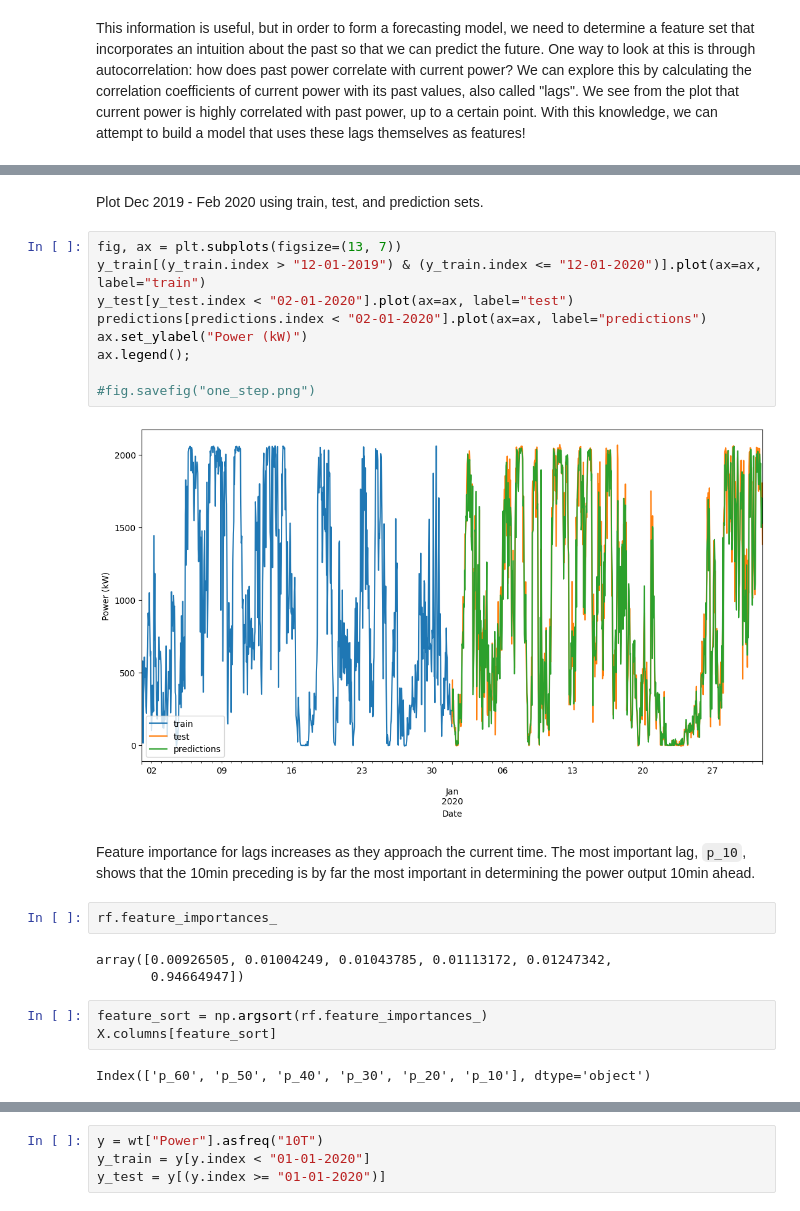
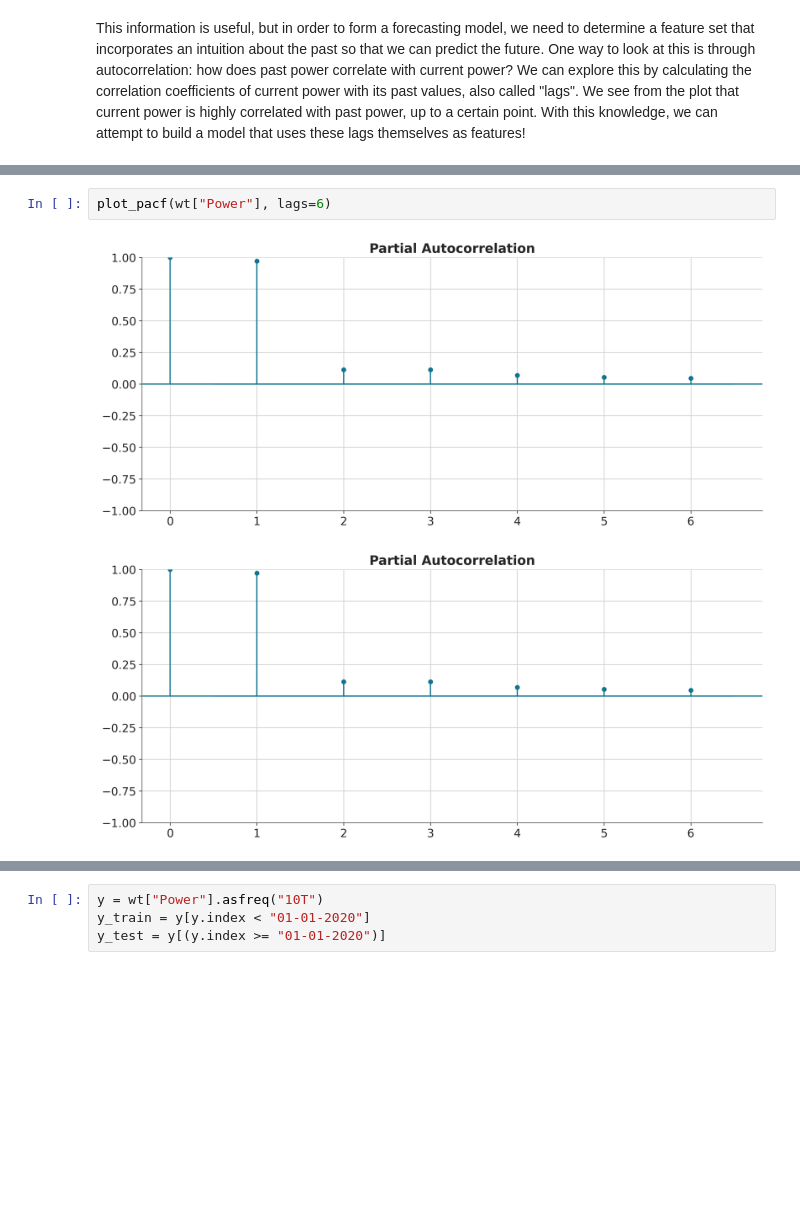
Before and after one commit to camirmas/REStats, a Jupyter notebook: REStats/REStats.ipynb, the cells around one changed output, grey strips where cells are left out. Drawn from its saved outputs; the diff is of its cells as text; blank space fills up the shorter version.

```diff
--- a/REStats/REStats.ipynb
+++ b/REStats/REStats.ipynb
@@ -395,25 +195,5 @@ mean_squared_error(y_true=y_test, y_pred=predictions, squared=False)
-# %% [markdown]
-Plot Dec 2019 - Feb 2020 using train, test, and prediction sets.
-# %%
-fig, ax = plt.subplots(figsize=(13, 7))
-y_train[(y_train.index > "12-01-2019") & (y_train.index <= "12-01-2020")].plot(ax=ax, label="train")
-y_test[y_test.index < "02-01-2020"].plot(ax=ax, label="test")
-predictions[predictions.index < "02-01-2020"].plot(ax=ax, label="predictions")
-ax.set_ylabel("Power (kW)")
-ax.legend();
-
-#fig.savefig("one_step.png")
-# %% [output]
-[figure, removed]
-# %% [markdown]
-Feature importance for lags increases as they approach the current time. The most important lag, `p_10`, shows that the 10min preceding is by far the most important in determining the power output 10min ahead.
-# %%
-rf.feature_importances_
-# %% [output]
-array([0.00926505, 0.01004249, 0.01043785, 0.01113172, 0.01247342,
-       0.94664947])
-# %%
-feature_sort = np.argsort(rf.feature_importances_)
-X.columns[feature_sort]
-# %% [output]
-Index(['p_60', 'p_50', 'p_40', 'p_30', 'p_20', 'p_10'], dtype='object')
+# %%
+plot_pacf(wt["Power"], lags=6)
+# %% [output]
+[figure, added]
+[figure, added]
```
Also changed, not shown: parts of 51 cells of this notebook, 7 other files.
